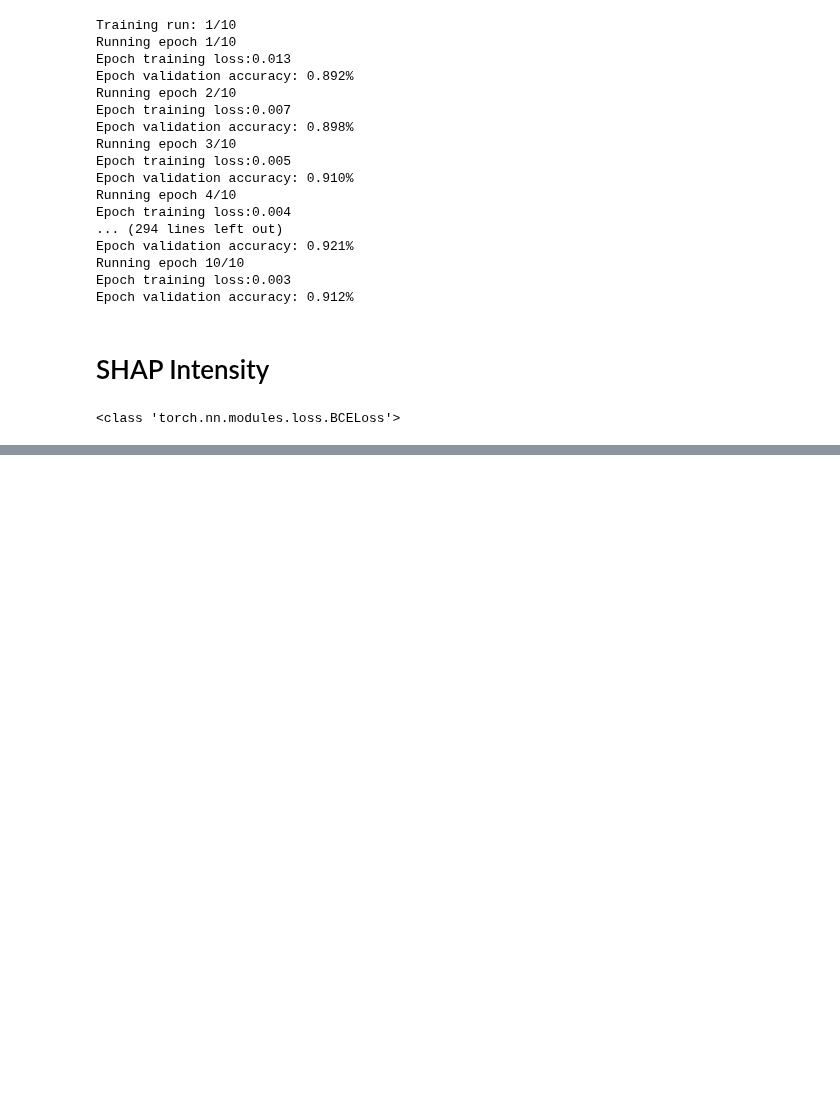
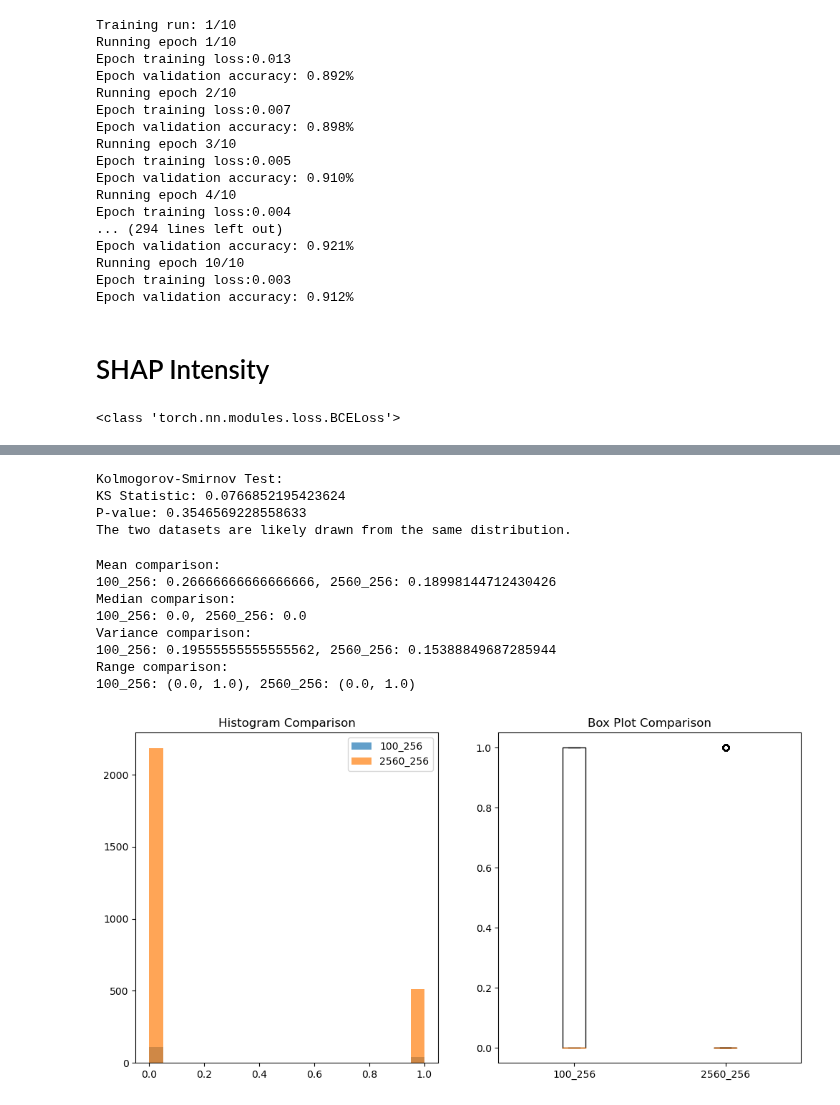
Before and after one commit to myanacondadonttt/RoofNetXAI, a Jupyter notebook: Notebooks/Algorithms Shap Models K-Fold, 10 runs.ipynb, the cells around one changed output, grey strips where cells are left out. Cells and saved outputs as stored; diff of their text form; code cells hidden in the pictures; blank space fills up the shorter version.

```diff
--- a/Notebooks/Algorithms Shap Models K-Fold, 10 runs.ipynb
+++ b/Notebooks/Algorithms Shap Models K-Fold, 10 runs.ipynb
@@ -1475,0 +1513,80 @@ Using a non-full backward hook when the forward contains multiple autograd Nodes
+# %%
+import numpy as np
+from scipy import stats
+
+# Generate example data (replace this with your actual data)
+data_150_256 = test_label[:150]
+data_2560_256 = test_label
+
+# Flatten the data to make it one-dimensional
+data_150_256_flat = data_150_256.flatten()
+data_2560_256_flat = data_2560_256.flatten()
+
+# Perform a Kolmogorov-Smirnov test to compare the distributions
+ks_statistic, ks_pvalue = stats.ks_2samp(data_150_256_flat, data_2560_256_flat)
+
+print("Kolmogorov-Smirnov Test:")
+print(f"KS Statistic: {ks_statistic}")
+print(f"P-value: {ks_pvalue}")
+
+# Interpret the results
+alpha = 0.05  # Significance level
+if ks_pvalue > alpha:
+    print("The two datasets are likely drawn from the same distribution.")
+else:
+    print("The two datasets are likely drawn from different distributions.")
+# %% [output]
+Kolmogorov-Smirnov Test:
+KS Statistic: 0.0766852195423624
+P-value: 0.3546569228558633
+The two datasets are likely drawn from the same distribution.
+# %%
+
+
+# Calculate and compare mean and median
+mean_100_256 = np.mean(data_100_256_flat)
+median_100_256 = np.median(data_100_256_flat)
+mean_2560_256 = np.mean(data_2560_256_flat)
+median_2560_256 = np.median(data_2560_256_flat)
+
+# Calculate and compare variance
+variance_100_256 = np.var(data_100_256_flat)
+variance_2560_256 = np.var(data_2560_256_flat)
+
+# Calculate and compare range
+range_100_256 = (np.min(data_100_256_flat), np.max(data_100_256_flat))
+range_2560_256 = (np.min(data_2560_256_flat), np.max(data_2560_256_flat))
+
+# Display results
+print("Mean comparison:")
+print(f"100_256: {mean_100_256}, 2560_256: {mean_2560_256}")
+print("Median comparison:")
+print(f"100_256: {median_100_256}, 2560_256: {median_2560_256}")
+print("Variance comparison:")
+print(f"100_256: {variance_100_256}, 2560_256: {variance_2560_256}")
+print("Range comparison:")
+print(f"100_256: {range_100_256}, 2560_256: {range_2560_256}")
+
+# Plot histograms (optional)
+plt.figure(figsize=(12, 6))
+plt.subplot(1, 2, 1)
+plt.hist(data_100_256_flat, bins=20, alpha=0.7, label='100_256')
+plt.hist(data_2560_256_flat, bins=20, alpha=0.7, label='2560_256')
+plt.title('Histogram Comparison')
+plt.legend()
+
+# Plot box plots (optional)
+plt.subplot(1, 2, 2)
+plt.boxplot([data_100_256_flat, data_2560_256_flat], labels=['100_256', '2560_256'])
+plt.title('Box Plot Comparison')
+plt.show()
+# %% [output]
+Mean comparison:
+100_256: 0.26666666666666666, 2560_256: 0.18998144712430426
+Median comparison:
+100_256: 0.0, 2560_256: 0.0
+Variance comparison:
+100_256: 0.19555555555555562, 2560_256: 0.15388849687285944
+Range comparison:
+100_256: (0.0, 1.0), 2560_256: (0.0, 1.0)
+[figure, added]
```
Also changed, not shown: parts of 4 cells of this notebook, 2 other files.
